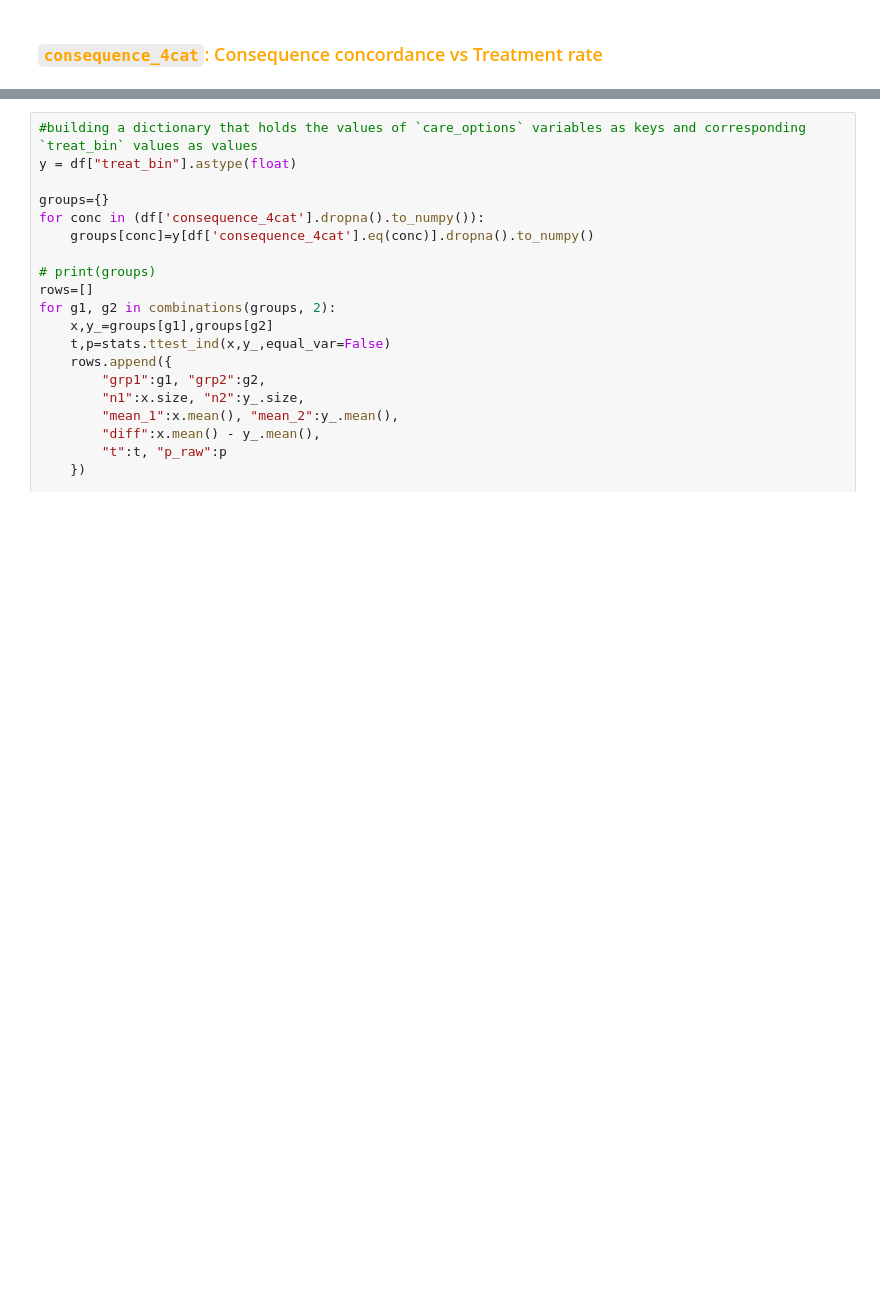
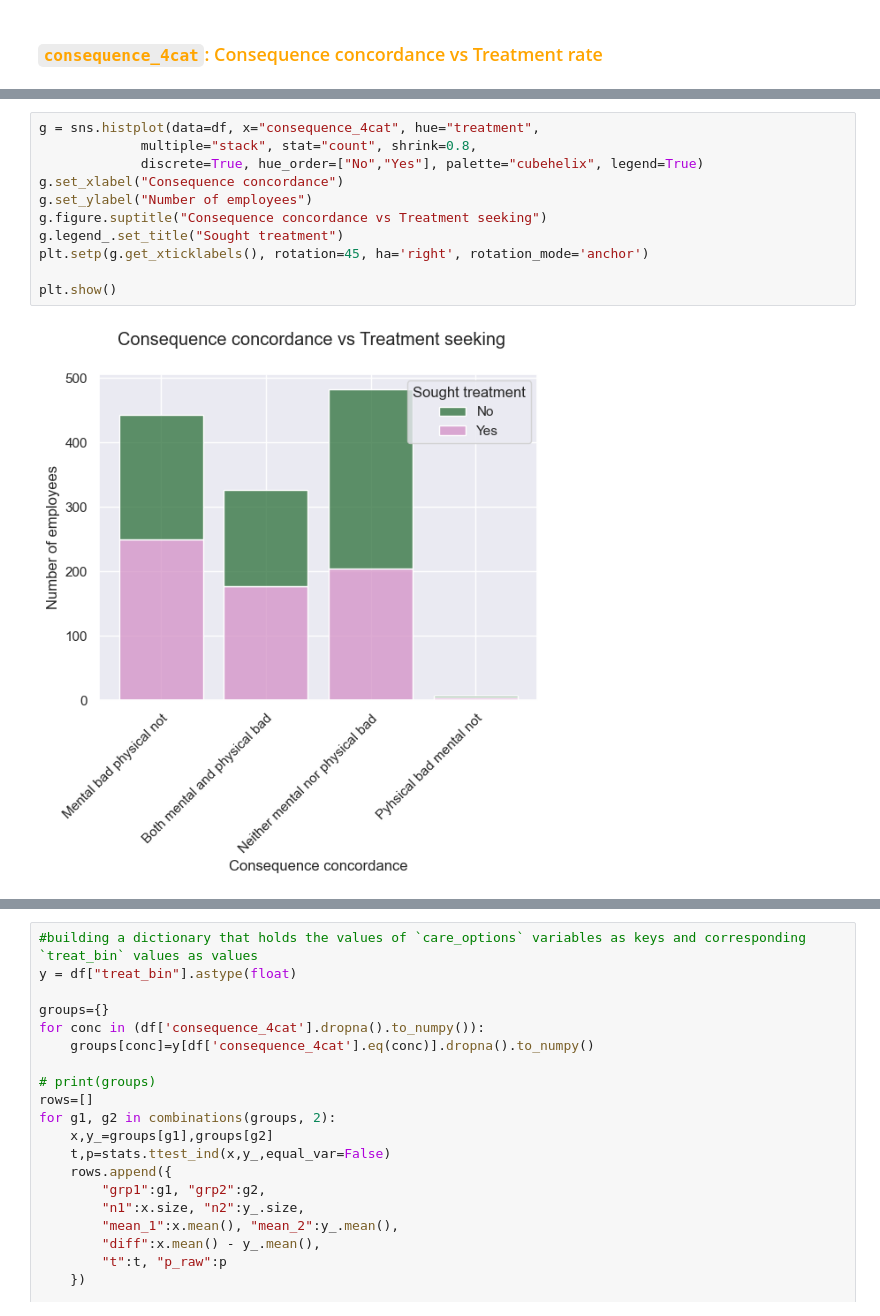
Before and after one commit to OzkanGelincik/tech-mental-health-eda, a Jupyter notebook: mental_health_in_tech_EDA.ipynb, the cells around one changed output, grey strips where cells are left out. Cells and saved outputs as stored; diff of their text form; blank space fills up the shorter version.

```diff
--- a/mental_health_in_tech_EDA.ipynb
+++ b/mental_health_in_tech_EDA.ipynb
@@ -2892,3 +2975,16 @@ plt.show()
+# %%
+g = sns.histplot(data=df, x="consequence_4cat", hue="treatment",
+             multiple="stack", stat="count", shrink=0.8,
+             discrete=True, hue_order=["No","Yes"], palette="cubehelix", legend=True)
+g.set_xlabel("Consequence concordance")
+g.set_ylabel("Number of employees")
+g.figure.suptitle("Consequence concordance vs Treatment seeking")
+g.legend_.set_title("Sought treatment")
+plt.setp(g.get_xticklabels(), rotation=45, ha='right', rotation_mode='anchor')
+
+plt.show()
+# %% [output]
+[figure, added]
 # %%
 g = sns.catplot(data=df, x="consequence_4cat", y="treat_bin", palette="gnuplot", kind= "bar", estimator=np.mean, errorbar=("ci", 95), dodge=False, hue="consequence_4cat")
 g.set(ylim=(0,1))
```
Also changed, not shown: parts of 9 cells of this notebook.
